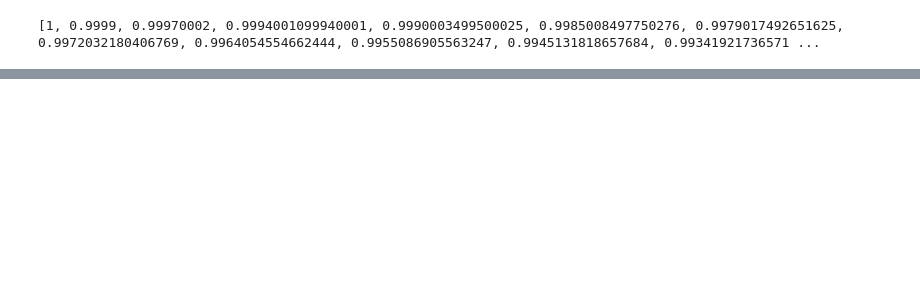
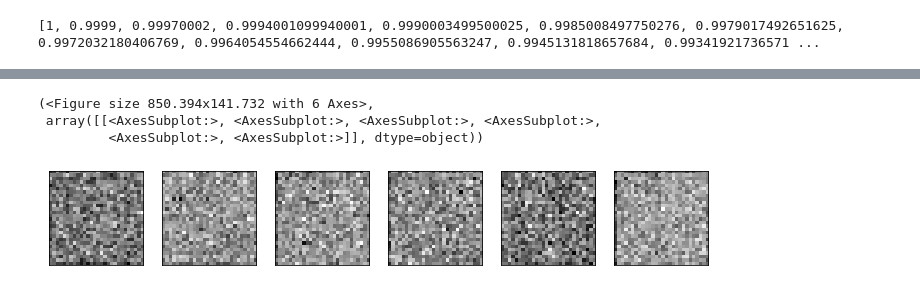
Before and after one commit to l-ada/PAAI_final_project, a Jupyter notebook: main.ipynb, the cells around one changed output, grey strips where cells are left out. Cells and saved outputs as stored; diff of their text form; code cells hidden in the pictures; blank space fills up the shorter version.

Commit message:
Added printing loss, printing test examples, checked that T=1000 is enough. Can start training

```diff
--- a/main.ipynb
+++ b/main.ipynb
@@ -32,8 +31,8 @@ train_loader = tch.utils.data.DataLoader(train_subset, batch_size=batch_size, sh
 test_loader = tch.utils.data.DataLoader(test_subset, batch_size=batch_size, shuffle=False)
 # %%
 n_directions = 6
-direction_embedding_dimension = 32
-time_embedding_dimension = 32
+direction_embedding_dimension = 16
+time_embedding_dimension = 16
 T = 1000
 beta_1 = 10**-4
 beta_T = 10**-2
@@ -179,21 +187,17 @@ modifiedUnet = modifiedUnet(
 
 # Instantiate the model
 # optimizer and scheduler
-optimizer = tch.optim.AdamW(modifiedUnet.parameters(), lr=1e-4,
+optimizer = tch.optim.AdamW(modifiedUnet.parameters(), lr=1e-3,
                             weight_decay=0.1)
 scheduler = tch.optim.lr_scheduler.StepLR(optimizer, step_size=10000,
                                           gamma=0.2)
 loss_func = tch.nn.MSELoss(reduction='mean')
-# %%
-a = tch.randint(low=0,high=T, size=(batch_size,))
-a.shape
-noise = tch.randn(batch_size, 1, height, width, device=device)
 # %%
 #training
 running_loss = 0.0
 epoch_loss_ = 0.0
 epoch_loss = 0.0
-n_epoch = 3
+n_epoch = 100
 
 
 for epoch in range(n_epoch):
@@ -220,13 +224,12 @@ for epoch in range(n_epoch):
 
         running_loss += loss_val.item()
         epoch_loss += loss_val.item()
-        print(f"Epoch = {epoch}", end="\r", flush=True)
+    print(f"epoch= {epoch}", end="\r", flush=True)
     if epoch % 10 == 0:    # every 100 epoch...
-        # disp_loss(epoch_loss, epoch)
-        pass
+        disp_loss(epoch_loss, epoch)
     i = i+1
     epoch_loss = 0.0
     scheduler.step()
-
+print("Finished training")
 #save the model weights after training
 tch.save(modifiedUnet.state_dict(), 'model_weights.pth')
@@ -283,3 +270,11 @@ def generate_image(n_images,labels, noise_predictor):
 
 # img = generate_image(1, tch.tensor([1]),modifiedUnet).detach().numpy().squeeze(0)
 # plt.imshow(img[0])
+# %%
+images = generate_image(n_images=6, labels=[1,2,3,4,5,6], noise_predictor=modifiedUnet).squeeze(1)
+disp(images, shape = (1,6), scale=1)
+# %% [output]
+(<Figure size 850.394x141.732 with 6 Axes>,
+ array([[<AxesSubplot:>, <AxesSubplot:>, <AxesSubplot:>, <AxesSubplot:>,
+         <AxesSubplot:>, <AxesSubplot:>]], dtype=object))
+[figure, added]
```
Also changed, not shown: parts of 5 cells of this notebook, 1 other file.
